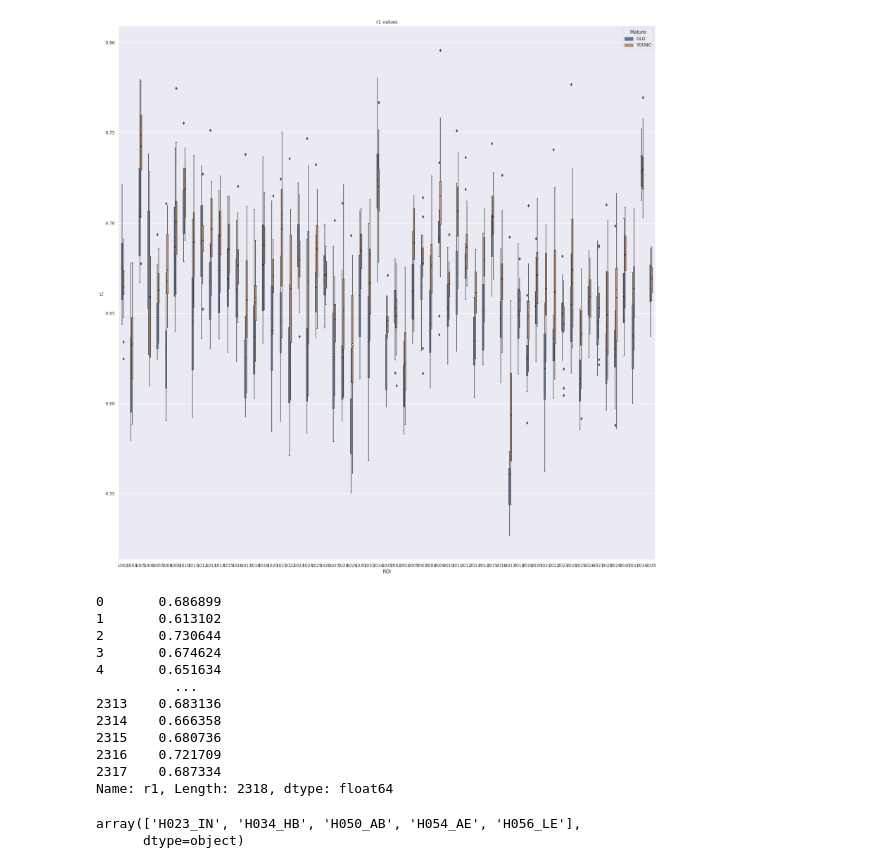
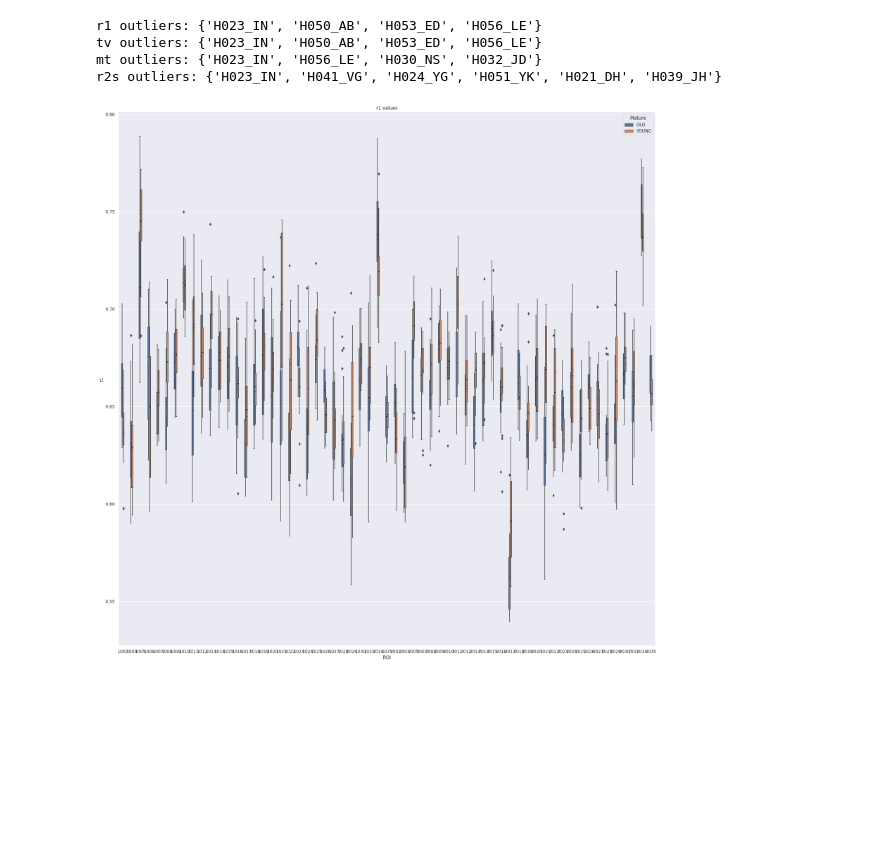
Before and after one commit to NivAm12/qMRI_Analyzer, a Jupyter notebook: main.ipynb, the cells around one changed output. Drawn from its saved outputs; the diff is of its cells as text; code cells hidden in the pictures; blank space fills up the shorter version.

```diff
--- a/main.ipynb
+++ b/main.ipynb
@@ -50,21 +98,37 @@ young: 18, old: 15
+# %%
+def extract_outliers(data, param):
+     outliers = []
+     threshold = 2.5
+
+     for roi_value, roi_name in chosen_rois_dict.items():
+          roi_to_check_data = data[data.ROI == roi_value]
+          Q1 = roi_to_check_data[param].quantile(0.25)
+          Q3 = roi_to_check_data[param].quantile(0.75)
+          IQR = Q3 - Q1
+
+
+          outliers_df = roi_to_check_data[(roi_to_check_data[param] < Q1 - threshold * IQR) | (roi_to_check_data[param] > Q3 + threshold * IQR)]
+
+          if outliers_df.subjects.values.size > 0:
+               outliers += outliers_df.subjects.tolist()
+
+     return set(outliers)
+# %%
+for param in params_to_work_with:
+    outliers = extract_outliers(chosen_data, param)
+    print(f'{param} outliers: {outliers}')
+# %% [output]
+r1 outliers: {'H023_IN', 'H050_AB', 'H053_ED', 'H056_LE'}
+tv outliers: {'H023_IN', 'H050_AB', 'H053_ED', 'H056_LE'}
+mt outliers: {'H023_IN', 'H056_LE', 'H030_NS', 'H032_JD'}
+r2s outliers: {'H023_IN', 'H041_VG', 'H024_YG', 'H051_YK', 'H021_DH', 'H039_JH'}
+# %%
+new_data = chosen_data[~chosen_data.subjects.isin(list(set(outliers)))]
+new_young_subjects, new_old_subjects = StatisticsWrapper.seperate_data_to_two_groups(new_data, col_divider, threshold)
 # %%
-StatisticsWrapper.plot_data_per_param_per_roi_next_to_each_other(young_subjects, old_subjects,
+plt.close()
+StatisticsWrapper.plot_data_per_param_per_roi_next_to_each_other(new_young_subjects, new_old_subjects,
                                                                     ['r1'],
                                                                     group_a_name, group_b_name)
 # %% [output]
-[figure, old version]
+[figure, new version]
-# %%
-chosen_data["r1"]
-# %% [output]
-0       0.686899
-1       0.613102
-2       0.730644
-3       0.674624
-4       0.651634
-          ...
-2313    0.683136
-2314    0.666358
-2315    0.680736
-2316    0.721709
-2317    0.687334
-Name: r1, Length: 2318, dtype: float64
@@ -77,6 +134,0 @@ removed_df = removed_df[mask]
-# %%
-outliers = removed_df.subjects.unique()
-outliers
-# %% [output]
-array(['H023_IN', 'H034_HB', 'H050_AB', 'H054_AE', 'H056_LE'],
-      dtype=object)
```
Also changed, not shown: parts of 23 cells of this notebook, 3 other files.
